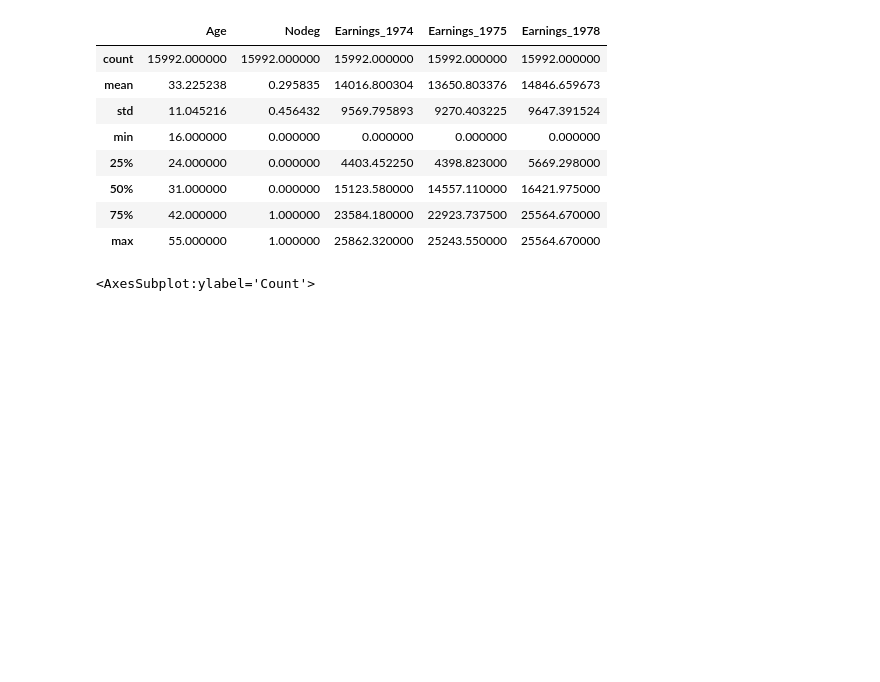
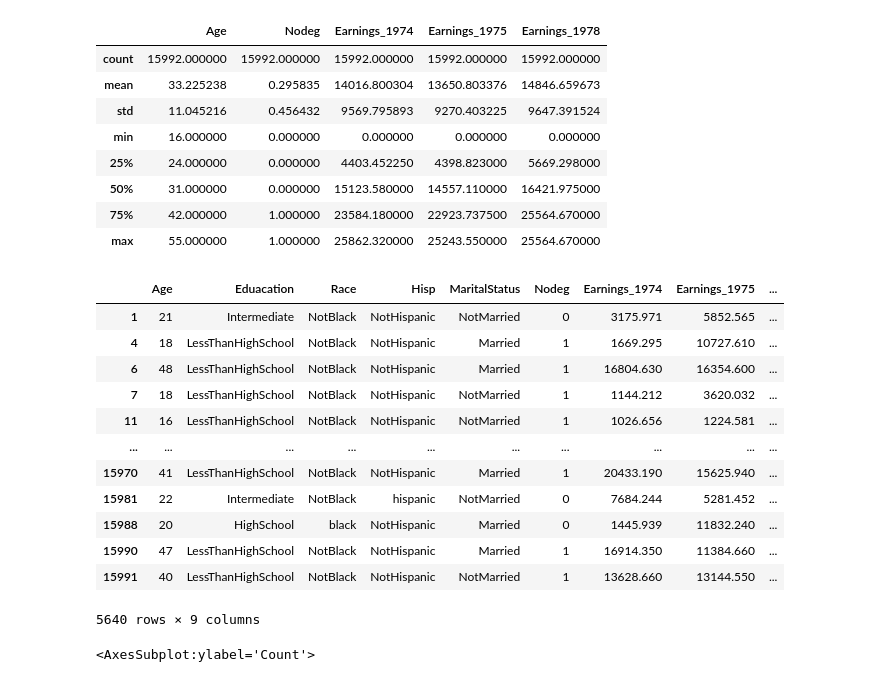
Before and after one commit to SidhST12/BSIP_Assignment_1_Students, a Jupyter notebook: stats_asn_1_stud_temp.ipynb, the cells around one changed output. Drawn from its saved outputs; the diff is of its cells as text; code cells hidden in the pictures; blank space fills up the shorter version.

```diff
--- a/stats_asn_1_stud_temp.ipynb
+++ b/stats_asn_1_stud_temp.ipynb
@@ -470,6 +482,22 @@ df.describe()
 
 out_78=df[df["Earnings_1978"]<20000]
 outl_78=out_78[out_78["Earnings_1978"]>5000]
+# %%
+outl_78
+# %% [output]
+|  | Age | Eduacation | Race | Hisp | MaritalStatus | Nodeg | Earnings_1974 | Earnings_1975 | ... |
+| 1 | 21 | Intermediate | NotBlack | NotHispanic | NotMarried | 0 | 3175.971 | 5852.565 | ... |
+| 4 | 18 | LessThanHighSchool | NotBlack | NotHispanic | Married | 1 | 1669.295 | 10727.610 | ... |
+| 6 | 48 | LessThanHighSchool | NotBlack | NotHispanic | Married | 1 | 16804.630 | 16354.600 | ... |
+| 7 | 18 | LessThanHighSchool | NotBlack | NotHispanic | NotMarried | 1 | 1144.212 | 3620.032 | ... |
+| 11 | 16 | LessThanHighSchool | NotBlack | NotHispanic | NotMarried | 1 | 1026.656 | 1224.581 | ... |
+| ... | ... | ... | ... | ... | ... | ... | ... | ... | ... |
+| 15970 | 41 | LessThanHighSchool | NotBlack | NotHispanic | Married | 1 | 20433.190 | 15625.940 | ... |
+| 15981 | 22 | Intermediate | NotBlack | hispanic | NotMarried | 0 | 7684.244 | 5281.452 | ... |
+| 15988 | 20 | HighSchool | black | NotHispanic | Married | 0 | 1445.939 | 11832.240 | ... |
+| 15990 | 47 | LessThanHighSchool | NotBlack | NotHispanic | Married | 1 | 16914.350 | 11384.660 | ... |
+| 15991 | 40 | LessThanHighSchool | NotBlack | NotHispanic | NotMarried | 1 | 13628.660 | 13144.550 | ... |
+5640 rows × 9 columns
 # %%
 # by filtering earning for less than 20000  and greater than 5000 for year 78.
 sns.histplot(outl_78)
```
Also changed, not shown: parts of 3 cells of this notebook.
